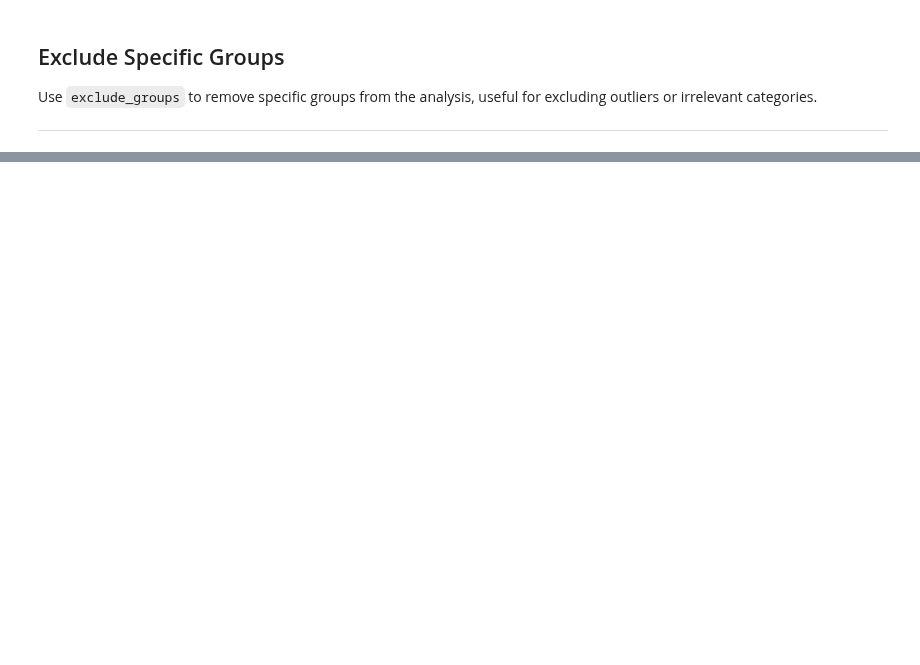
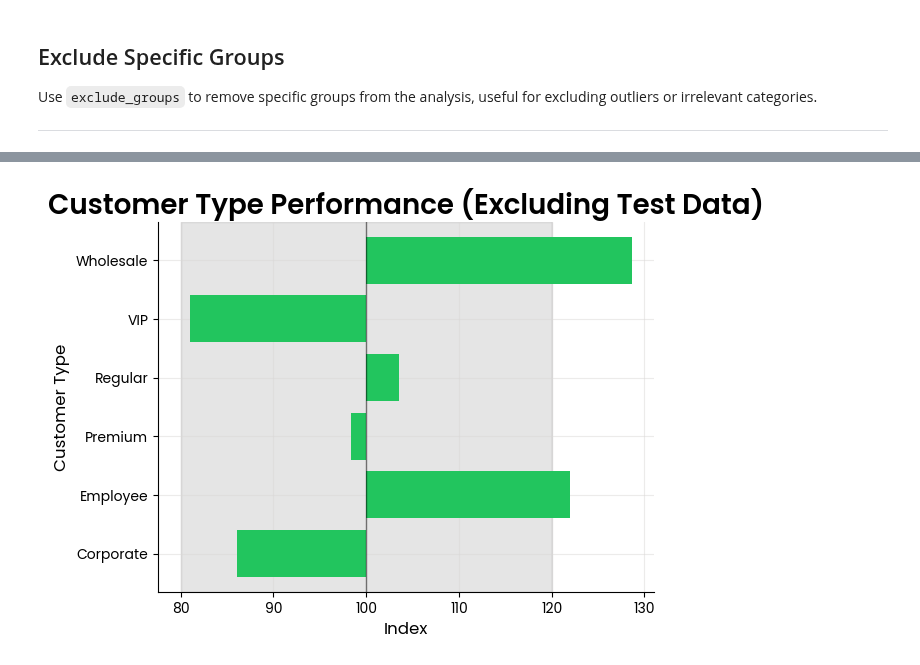
Before and after one commit to Data-Simply/pyretailscience, a Jupyter notebook: docs/gallery/plots/index_plot.ipynb, the cells around one changed output, grey strips where cells are left out. Drawn from its saved outputs; the diff is of its cells as text; code cells hidden in the pictures; blank space fills up the shorter version.

```diff
--- a/docs/gallery/plots/index_plot.ipynb
+++ b/docs/gallery/plots/index_plot.ipynb
@@ -443,0 +352,34 @@ plt.show()
+# %%
+# Create sample data with some outlier segments
+rng = np.random.default_rng(42)
+segment_data = pd.DataFrame(
+    {
+        "product_category": ["Electronics", "Apparel", "Home", "Sports", "Beauty"] * 16,
+        "customer_type": [
+            "Regular",
+            "Premium",
+            "VIP",
+            "Corporate",
+            "Wholesale",
+            "Employee",
+            "Test",
+            "Internal",
+        ]
+        * 10,
+        "revenue_contribution": rng.uniform(10, 30, 80),  # Use uniform for consistent data
+    },
+)
+
+index.plot(
+    segment_data,
+    value_col="revenue_contribution",
+    group_col="customer_type",
+    index_col="product_category",
+    value_to_index="Electronics",
+    exclude_groups=["Test", "Internal"],
+    title="Customer Type Performance (Excluding Test Data)",
+    y_label="Customer Type",
+)
+plt.show()
+# %% [output]
+[figure, added]
```
Also changed, not shown: parts of 12 cells of this notebook.
